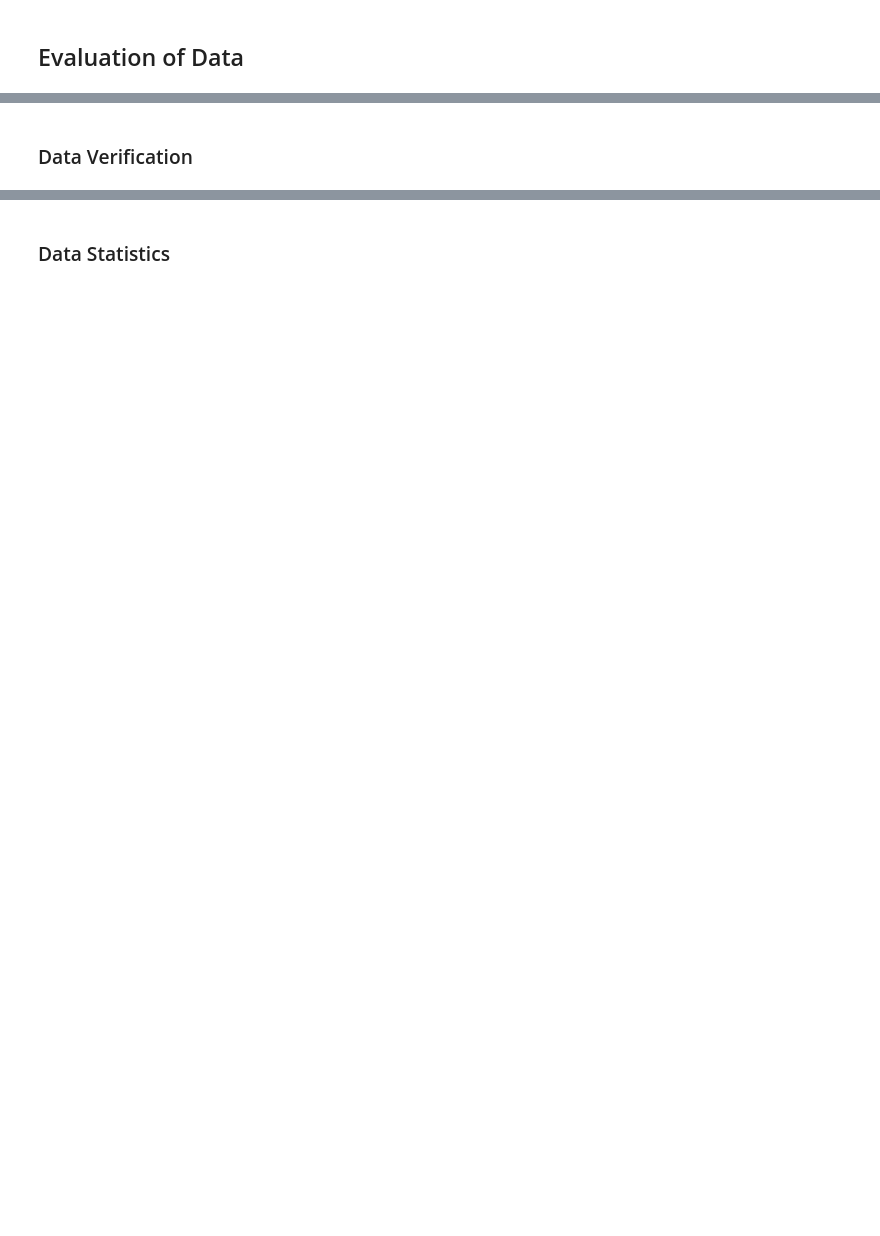
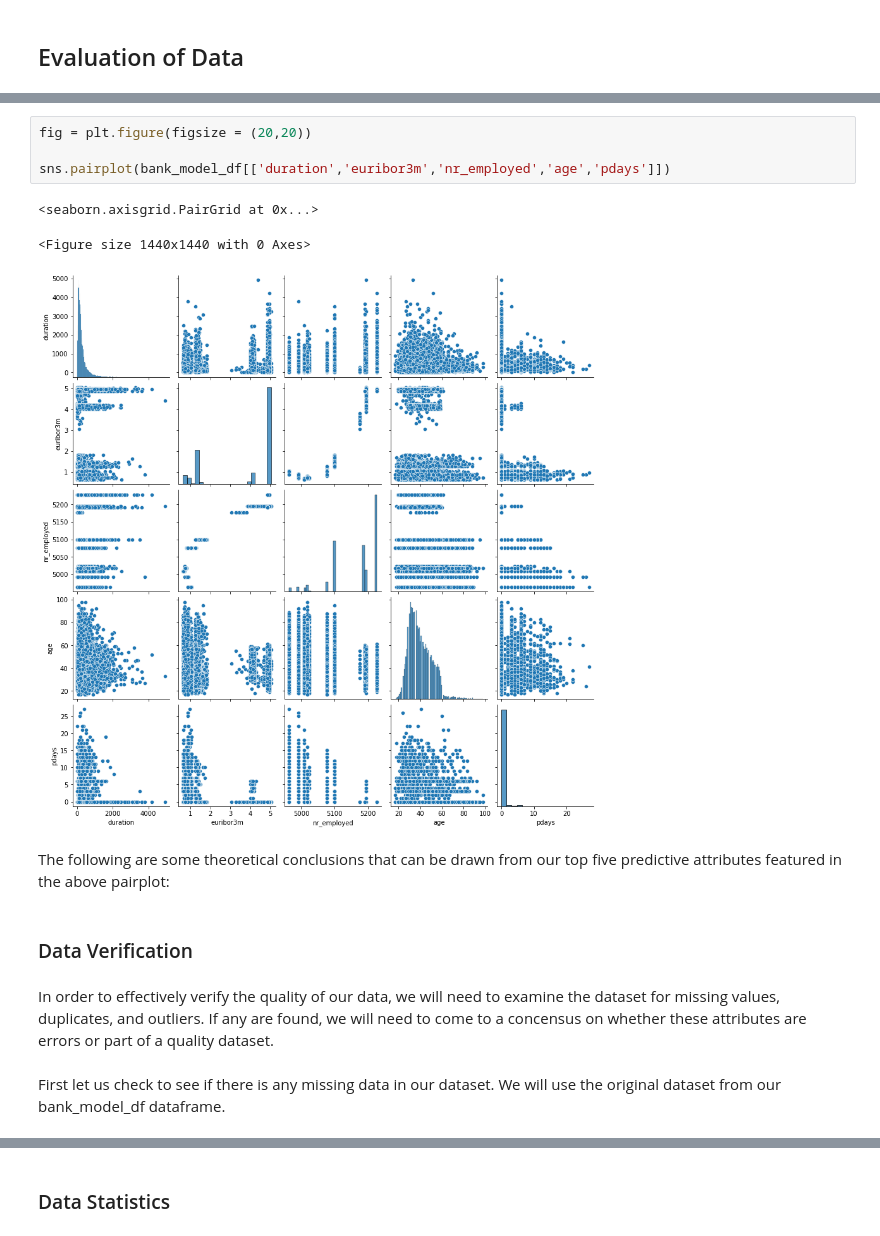
Before and after one commit to CSML1000-Winter2021-GroupA/bank-analysis, a Jupyter notebook: Bank_Analysis_Report_ROUGH.ipynb, the cells around one changed output, grey strips where cells are left out. Drawn from its saved outputs; the diff is of its cells as text; blank space fills up the shorter version.

```diff
--- a/Bank_Analysis_Report_ROUGH.ipynb
+++ b/Bank_Analysis_Report_ROUGH.ipynb
@@ -291,2 +1229,16 @@ Our C-statistic is 0.9 which is > 0.7
+# %%
+fig = plt.figure(figsize = (20,20))
+
+sns.pairplot(bank_model_df[['duration','euribor3m','nr_employed','age','pdays']])
+# %% [output]
+<seaborn.axisgrid.PairGrid at 0x...>
+<Figure size 1440x1440 with 0 Axes>
+[figure, added]
+# %% [markdown]
+The following are some theoretical conclusions that can be drawn from our top five predictive attributes featured in the above pairplot:
 # %% [markdown]
 ### Data Verification
+# %% [markdown]
+In order to effectively verify the quality of our data, we will need to examine the dataset for missing values, duplicates, and outliers. If any are found, we will need to come to a concensus on whether these attributes are errors or part of a quality dataset.
+# %% [markdown]
+First let us check to see if there is any missing data in our dataset. We will use the original dataset from our bank_model_df dataframe.
```
Also changed, not shown: parts of 90 cells of this notebook.
